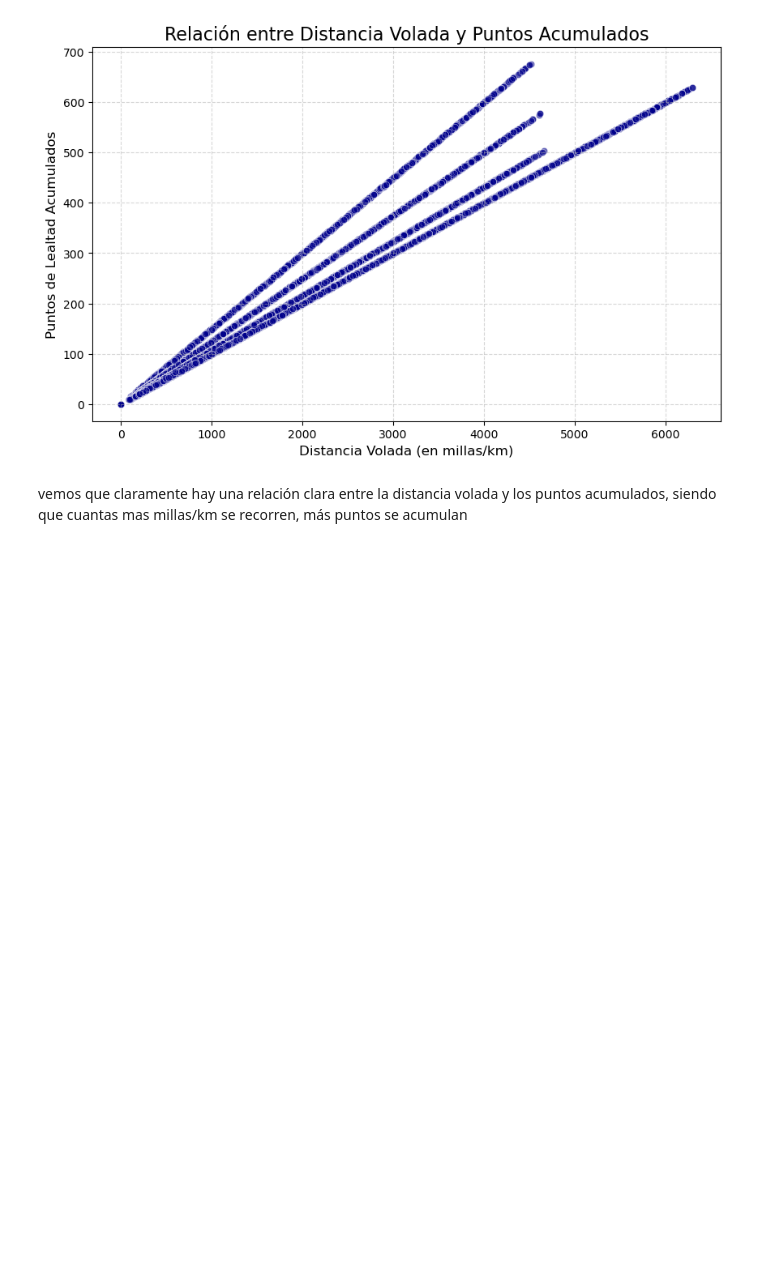
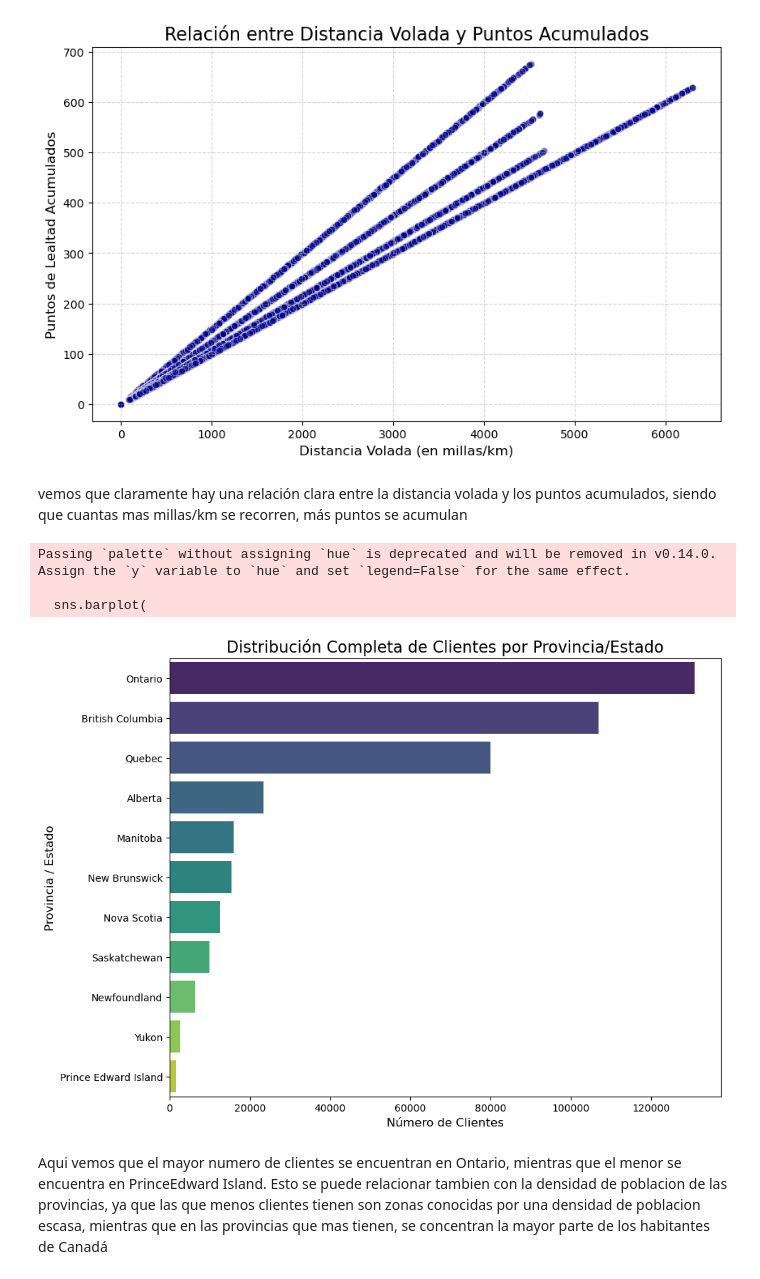
Before and after one commit to Adalab/bda-modulo-3-evaluacion-final-mariagmzm, a Jupyter notebook: Visualizacion de archivo.ipynb, the cells around one changed output. Saved outputs shown, nothing was run; the diff lists cells and outputs as text; code cells hidden in the pictures; blank space fills up the shorter version.

```diff
--- a/Visualizacion de archivo.ipynb
+++ b/Visualizacion de archivo.ipynb
@@ -87,3 +86,44 @@ plt.show()
 [figure]
 # %% [markdown]
 vemos que claramente hay una relación clara entre la distancia volada y los puntos acumulados, siendo que cuantas mas millas/km se recorren, más puntos se acumulan
+# %%
+# Contar el número de clientes (registros) por cada provincia y ordenar
+df_distribucion_provincia = df['province'].value_counts().reset_index()
+
+# Renombrar las columnas
+df_distribucion_provincia.columns = ['Province', 'Customer_Count']
+
+# Ordenar de forma descendente (el valor más alto primero)
+df_distribucion_provincia = df_distribucion_provincia.sort_values(
+    by='Customer_Count',
+    ascending=False
+)
+# %%
+
+
+plt.figure(figsize=(10, 8)) # Ajustamos el tamaño para acomodar todas las barras
+
+# Crear el gráfico de barras horizontal
+# Usamos 'order' para asegurar que las barras sigan el orden descendente de Customer_Count
+sns.barplot(
+    data=df_distribucion_provincia,
+    x='Customer_Count',
+    y='Province',
+    palette='viridis',
+    order=df_distribucion_provincia['Province']
+)
+
+# Añadir etiquetas y título
+plt.title('Distribución Completa de Clientes por Provincia/Estado', fontsize=16)
+plt.xlabel('Número de Clientes', fontsize=12)
+plt.ylabel('Provincia / Estado', fontsize=12)
+
+# Mostrar el gráfico
+plt.show()
+# %% [output]
+Passing `palette` without assigning `hue` is deprecated and will be removed in v0.14.0. Assign the `y` variable to `hue` and set `legend=False` for the same effect.
+
+  sns.barplot(
+[figure, added]
+# %% [markdown]
+Aqui vemos que el mayor numero de clientes se encuentran en Ontario, mientras que el menor se encuentra en PrinceEdward Island. Esto se puede relacionar tambien con la densidad de poblacion de las provincias, ya que las que menos clientes tienen son zonas conocidas por una densidad de poblacion escasa, mientras que en las provincias que  mas tienen, se concentran la mayor parte de los habitantes de Canadá
```
Also changed, not shown: parts of 25 cells of this notebook, 2 other files.
